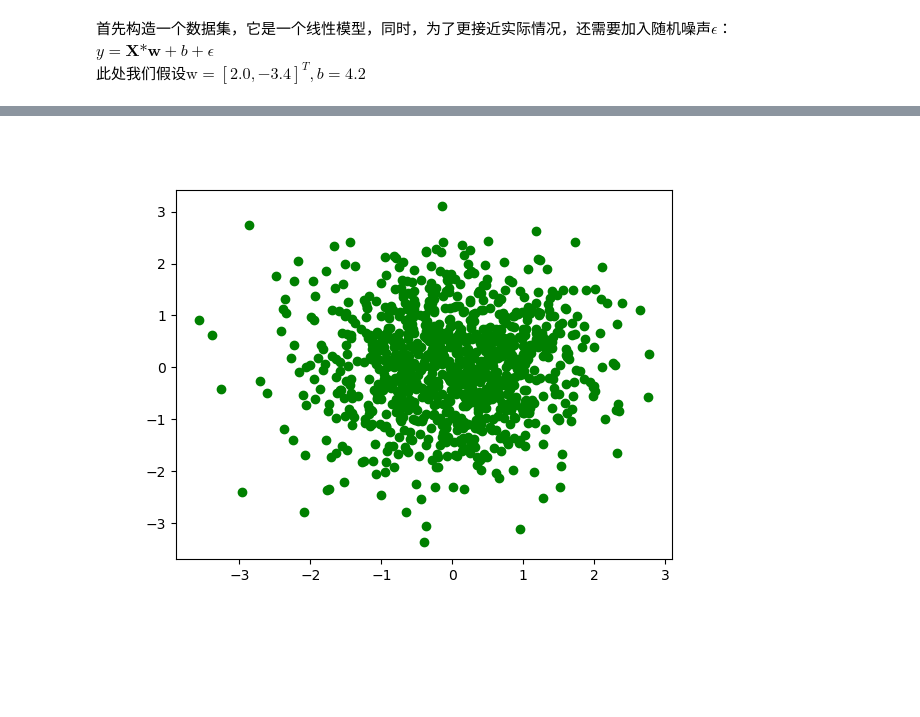
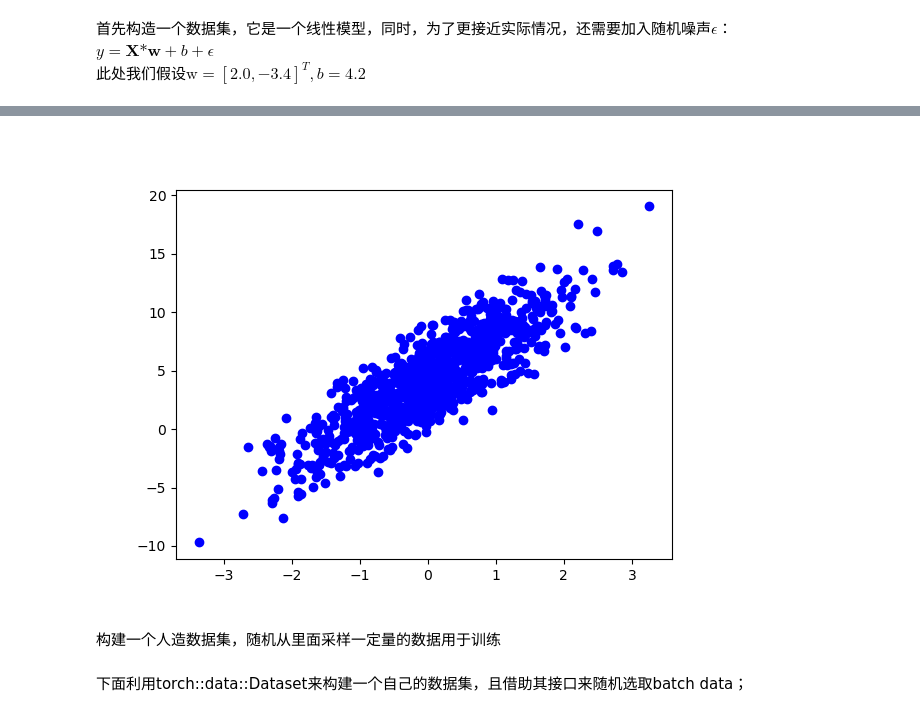
Before and after one commit to embededAI/zhv2_d2l_ai_libtorch, a Jupyter notebook: Day_03/linear_regression.ipynb, the cells around one changed output, grey strips where cells are left out. Saved outputs shown, nothing was run; the diff lists cells and outputs as text; code cells hidden in the pictures; blank space fills up the shorter version.

```diff
--- a/Day_03/linear_regression.ipynb
+++ b/Day_03/linear_regression.ipynb
@@ -118,20 +118,14 @@ std::get<0>(data) =
 [ CPUFloatType{10,2} ]
 <<--->>
 # %%
-#define DSIZE 100
+#define DSIZE 1000
 sample_set tdata = synthetic_data(true_w, true_b, DSIZE);
 
-std::vector<float> x, y;
+std::vector<float> x, y, z;
 torch::Tensor t = std::get<0>(tdata);
+torch::Tensor r = std::get<1>(tdata);
 for (int i = 0; i < DSIZE; i++) {
   x.push_back(t[i][0].item<float>());
   y.push_back(t[i][1].item<float>());
+  z.push_back(r[i].item<float>());
 }
-
-
-plt::plot(x, y, "og");
-plt::save("./test2.png");
-auto img = im::image("./test2.png");
-img
-# %% [output]
-[figure, removed]
@@ -137,0 +138,10 @@ img
+# %%
+plt::plot(y, z, "ob");
+// plt::show();
+plt::save("./test3.png");
+auto img2 = im::image("./test3.png");
+img2
+# %% [output]
+[figure, added]
+# %% [markdown]
+构建一个人造数据集，随机从里面采样一定量的数据用于训练
@@ -137,0 +178,2 @@ img
+# %% [markdown]
+下面利用torch::data::Dataset来构建一个自己的数据集，且借助其接口来随机选取batch data；
```
Also changed, not shown: parts of 12 cells of this notebook, 2 other files.
